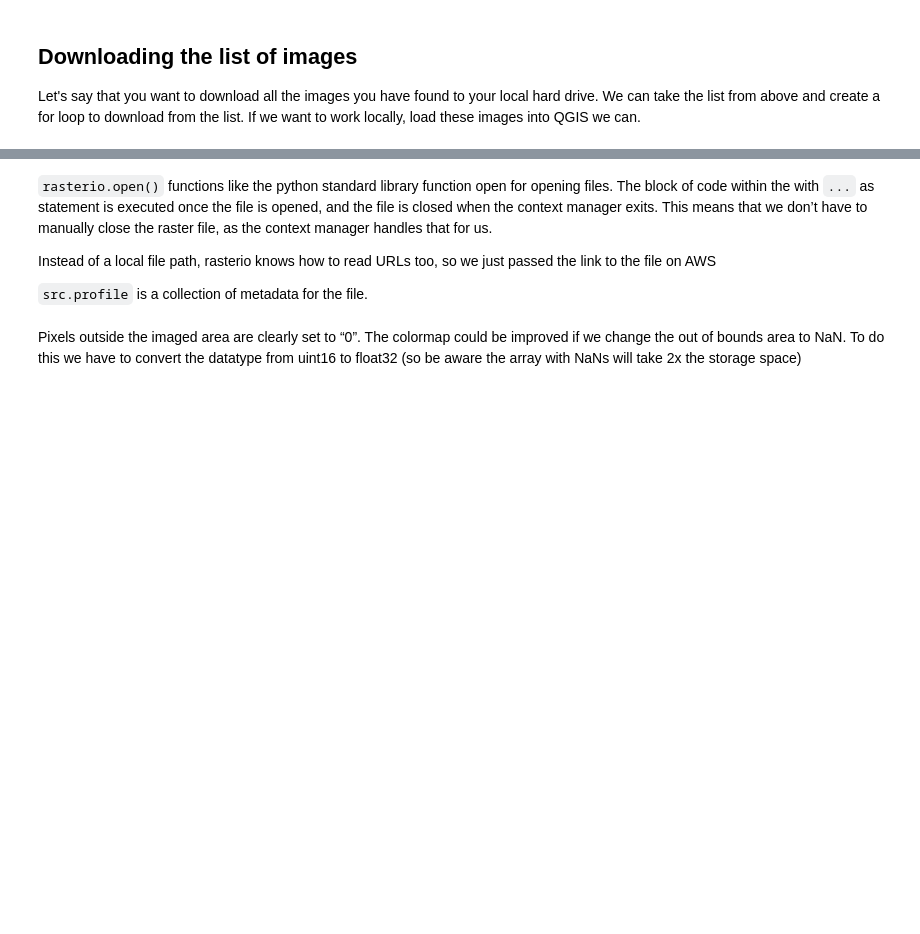
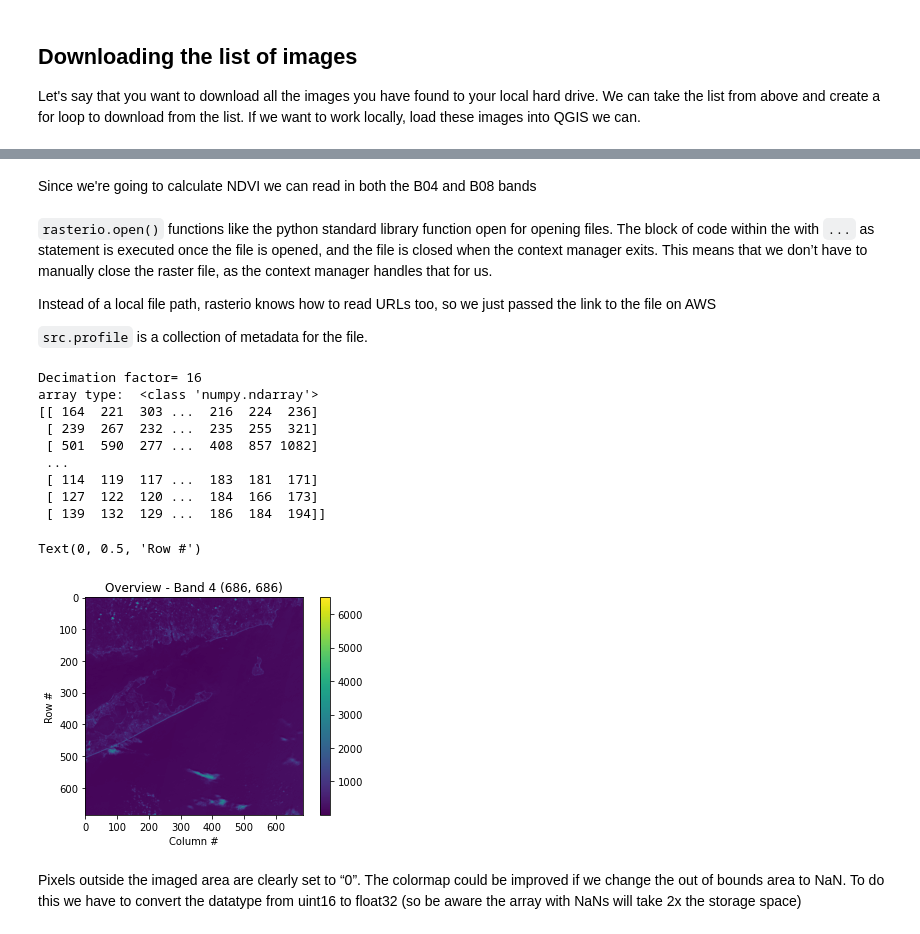
Before and after one commit to yeelauren/stac-tutorials, a Jupyter notebook: Find_STAC_Imagery.ipynb, the cells around one changed output, grey strips where cells are left out. Drawn from its saved outputs; the diff is of its cells as text; code cells hidden in the pictures; blank space fills up the shorter version.

```diff
--- a/Find_STAC_Imagery.ipynb
+++ b/Find_STAC_Imagery.ipynb
@@ -436,3 +453,8 @@ However, often we work with data that is saved **locally** or data on our own co
+# %% [markdown]
+Since we're going to calculate NDVI we can read in both the B04 and B08 bands
+# %%
+redband = outdir + "B04.tif"
+nirband = outdir + "B08.tif"
 # %% [markdown]
 `rasterio.open()` functions like the python standard library function open for opening files. The block of code within the with `...` as statement is executed once the file is opened, and the file is closed when the context manager exits. This means that we don’t have to manually close the raster file, as the context manager handles that for us.
 
@@ -440,22 +462,35 @@ Instead of a local file path, rasterio knows how to read URLs too, so we just pa
 
 `src.profile` is a collection of metadata for the file.
 # %%
+
 # The grid of raster values can be accessed as a numpy array and plotted:
-with rasterio.open(example_url) as src:
+with rasterio.open(redband) as src:
    oviews = src.overviews(1) # list of overviews from biggest to smallest
    oview = oviews[-1] # let's look at the smallest thumbnail
    print('Decimation factor= {}'.format(oview))
    # NOTE this is using a 'decimated read' (http://rasterio.readthedocs.io/en/latest/topics/resampling.html)
    thumbnail = src.read(1, out_shape=(1, int(src.height // oview), int(src.width // oview)))
 
 print('array type: ',type(thumbnail))
 print(thumbnail)
 
 plt.imshow(thumbnail)
 plt.colorbar()
 plt.title('Overview - Band 4 {}'.format(thumbnail.shape))
 plt.xlabel('Column #')
 plt.ylabel('Row #')
+# %% [output]
+Decimation factor= 16
+array type:  <class 'numpy.ndarray'>
+[[ 164  221  303 ...  216  224  236]
+ [ 239  267  232 ...  235  255  321]
+ [ 501  590  277 ...  408  857 1082]
+ ...
+ [ 114  119  117 ...  183  181  171]
+ [ 127  122  120 ...  184  166  173]
+ [ 139  132  129 ...  186  184  194]]
+Text(0, 0.5, 'Row #')
+[figure, added]
 # %% [markdown]
 Pixels outside the imaged area are clearly set to “0”. The colormap could be improved if we change the out of bounds area to NaN. To do this we have to convert the datatype from uint16 to float32 (so be aware the array with NaNs will take 2x the storage space)
 # %%
```
Also changed, not shown: parts of 13 cells of this notebook.
